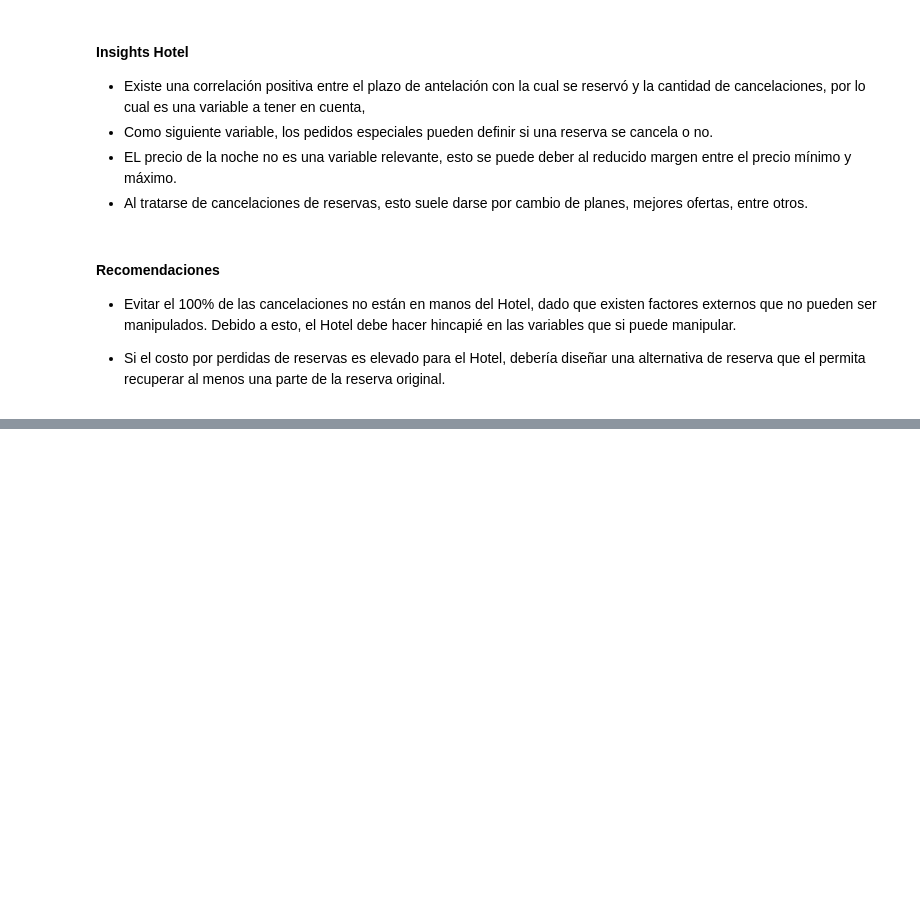
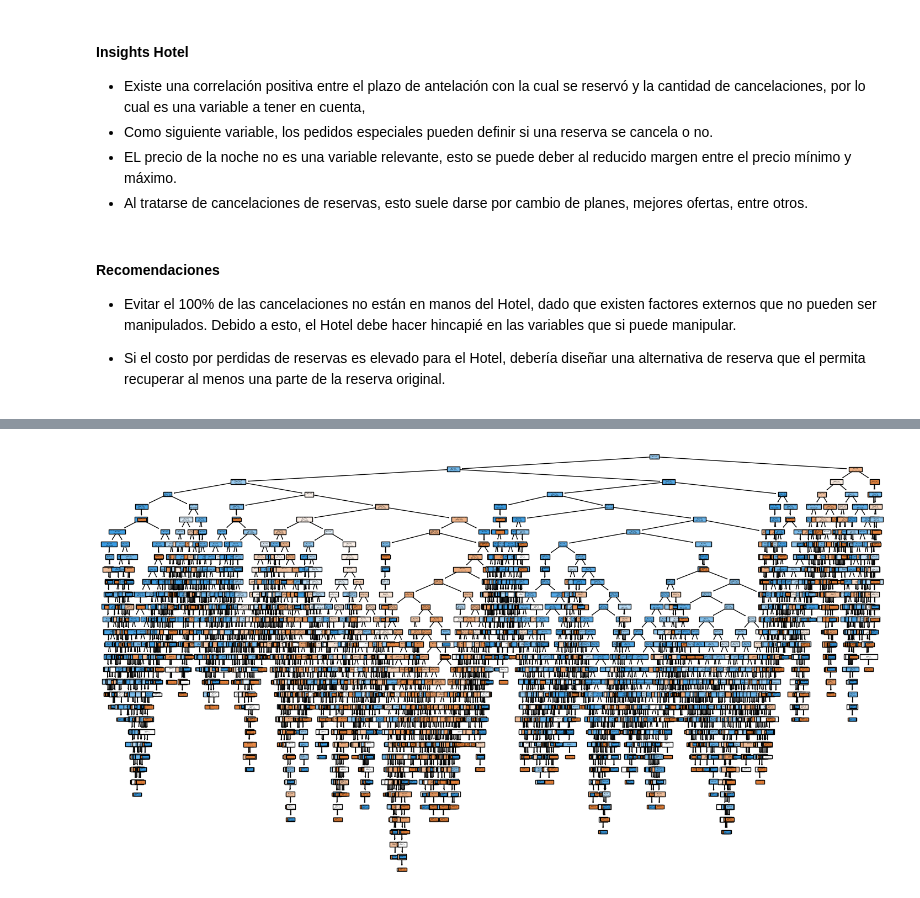
Before and after one commit to AndresPittini/Proyecto-final, a Jupyter notebook: Data_Storytelling_PittiniFinal.ipynb, the cells around one changed output, grey strips where cells are left out. Cells and saved outputs as stored; diff of their text form; code cells hidden in the pictures; blank space fills up the shorter version.

```diff
--- a/Data_Storytelling_PittiniFinal.ipynb
+++ b/Data_Storytelling_PittiniFinal.ipynb
@@ -541,0 +810,8 @@ En cuanto a la anticipación para reservar el alojamiento, los huéspedes prefie
+# %%
+# Split en train y test
+X= df.drop(columns=['booking_status'])
+y= df['booking_status']
+#from sklearn.preprocessing import OneHotEncoder
+X_new=pd.get_dummies(X)
+from sklearn.model_selection import train_test_split
+X_train, X_test, y_train, y_test = train_test_split(X_new, y, test_size=0.3)
@@ -541,0 +820,4 @@ En cuanto a la anticipación para reservar el alojamiento, los huéspedes prefie
+# %%
+from sklearn import tree
+clf = tree.DecisionTreeClassifier()
+clf = clf.fit(X_train, y_train)
@@ -541,0 +826,9 @@ En cuanto a la anticipación para reservar el alojamiento, los huéspedes prefie
+# %%
+# Graficando
+from matplotlib import pyplot as plt
+fig = plt.figure(figsize=(18,10))
+_ = tree.plot_tree(clf,feature_names=X_train.columns,
+                   class_names=y_train.unique(),
+                   filled=True)
+# %% [output]
+[figure, added]
```
Also changed, not shown: parts of 69 cells of this notebook.
